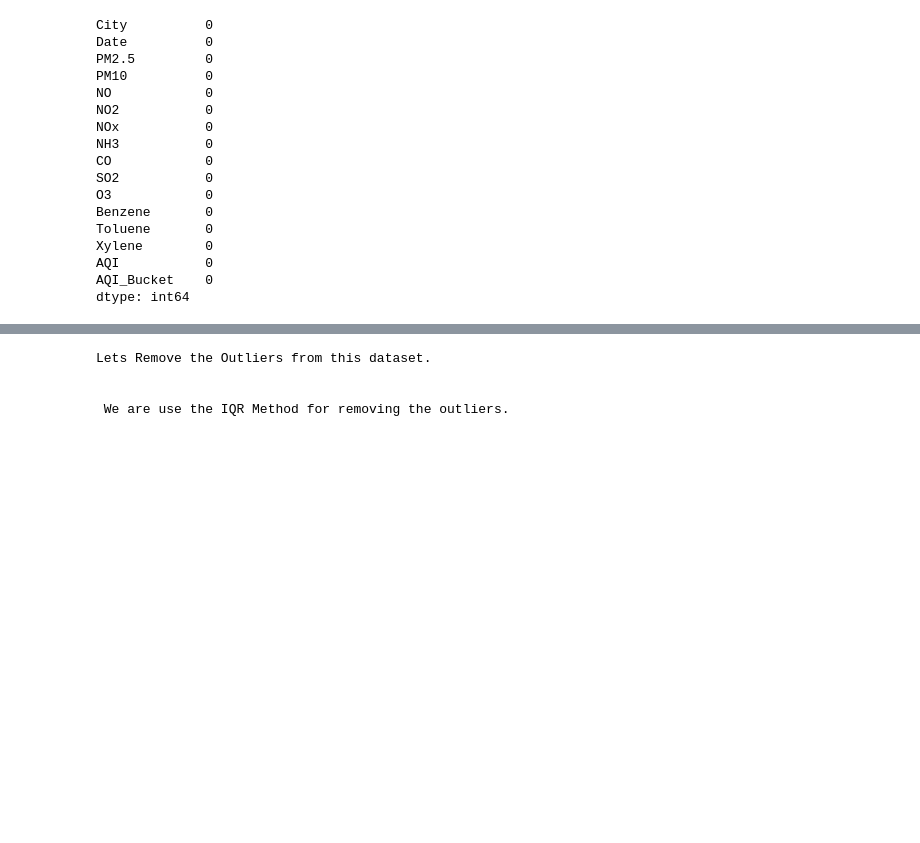
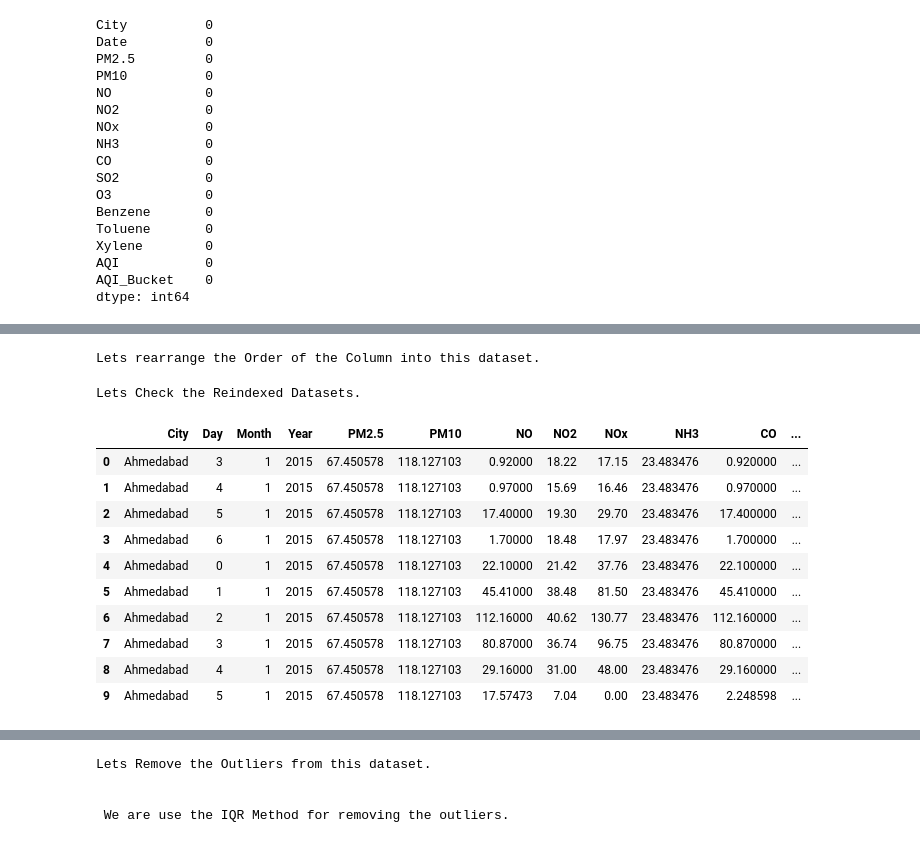
Before and after one commit to derravi/AI_Powered_Air_Quality_Prediction_-_Monitoring_System, a Jupyter notebook: Air Pollution Level Prediction using KNN and Decision Tree.ipynb, the cells around one changed output, grey strips where cells are left out. Saved outputs shown, nothing was run; the diff lists cells and outputs as text; code cells hidden in the pictures; blank space fills up the shorter version.

```diff
--- a/Air Pollution Level Prediction using KNN and Decision Tree.ipynb
+++ b/Air Pollution Level Prediction using KNN and Decision Tree.ipynb
@@ -113 +137,28 @@ Lets check the outliers for all the Numaric Columns.
+# %%
+#Reindex The Columns
+
+print("Lets rearrange the Order of the Column into this dataset.")
+
+new_order = ['City','Day','Month','Year','PM2.5', 'PM10','NO', 'NO2', 'NOx','NH3', 'CO', 'SO2', 'O3','Benzene', 'Toluene', 'Xylene','AQI', 'AQI_Bucket']
+
+#We Are use the .reindex Function fir the Reindexing the Columns.
+df = df.reindex(columns=new_order)
+# %% [output]
+Lets rearrange the Order of the Column into this dataset.
+# %%
+print("\nLets Check the Reindexed Datasets.\n")
+df.head(10)
+# %% [output]
+Lets Check the Reindexed Datasets.
+|  | City | Day | Month | Year | PM2.5 | PM10 | NO | NO2 | NOx | NH3 | CO | ... |
+| 0 | Ahmedabad | 3 | 1 | 2015 | 67.450578 | 118.127103 | 0.92000 | 18.22 | 17.15 | 23.483476 | 0.920000 | ... |
+| 1 | Ahmedabad | 4 | 1 | 2015 | 67.450578 | 118.127103 | 0.97000 | 15.69 | 16.46 | 23.483476 | 0.970000 | ... |
+| 2 | Ahmedabad | 5 | 1 | 2015 | 67.450578 | 118.127103 | 17.40000 | 19.30 | 29.70 | 23.483476 | 17.400000 | ... |
+| 3 | Ahmedabad | 6 | 1 | 2015 | 67.450578 | 118.127103 | 1.70000 | 18.48 | 17.97 | 23.483476 | 1.700000 | ... |
+| 4 | Ahmedabad | 0 | 1 | 2015 | 67.450578 | 118.127103 | 22.10000 | 21.42 | 37.76 | 23.483476 | 22.100000 | ... |
+| 5 | Ahmedabad | 1 | 1 | 2015 | 67.450578 | 118.127103 | 45.41000 | 38.48 | 81.50 | 23.483476 | 45.410000 | ... |
+| 6 | Ahmedabad | 2 | 1 | 2015 | 67.450578 | 118.127103 | 112.16000 | 40.62 | 130.77 | 23.483476 | 112.160000 | ... |
+| 7 | Ahmedabad | 3 | 1 | 2015 | 67.450578 | 118.127103 | 80.87000 | 36.74 | 96.75 | 23.483476 | 80.870000 | ... |
+| 8 | Ahmedabad | 4 | 1 | 2015 | 67.450578 | 118.127103 | 29.16000 | 31.00 | 48.00 | 23.483476 | 29.160000 | ... |
+| 9 | Ahmedabad | 5 | 1 | 2015 | 67.450578 | 118.127103 | 17.57473 | 7.04 | 0.00 | 23.483476 | 2.248598 | ... |
 # %%
```
Also changed, not shown: parts of 5 cells of this notebook.
